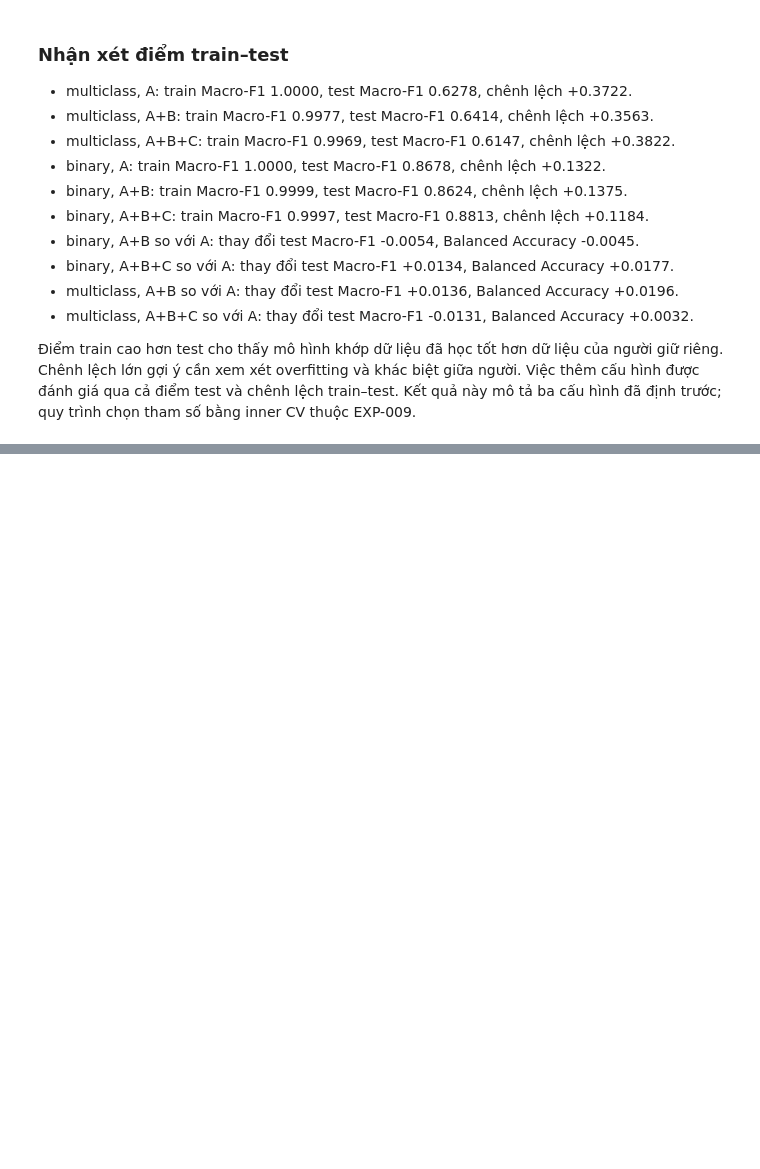
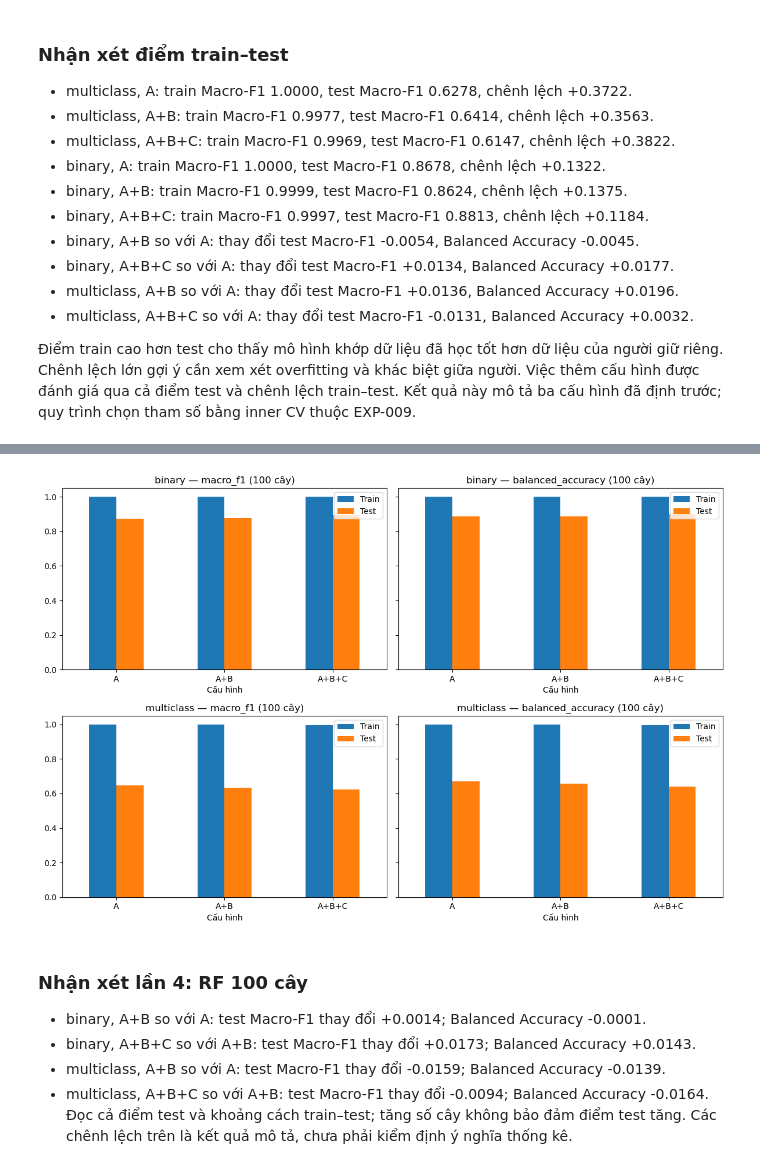
Before and after one commit to thaitran14072006/SGU26_Group09_Machine_Learning, a Jupyter notebook: wesad-stress-detection/experiments/01_baselines/EXP-005_RF/experiment.ipynb, the cells around one changed output, grey strips where cells are left out. Cells and saved outputs as stored; diff of their text form; code cells hidden in the pictures; blank space fills up the shorter version.

Commit message:
chạy 100 cây exp005 RF

```diff
--- a/wesad-stress-detection/experiments/01_baselines/EXP-005_RF/experiment.ipynb
+++ b/wesad-stress-detection/experiments/01_baselines/EXP-005_RF/experiment.ipynb
@@ -422,0 +468,51 @@ else:
+# %%
+
+verification100_path = output100 / 'verification.json'
+if not verification100_path.exists():
+    print('Chưa có kết quả lần 4. Chạy ô huấn luyện với RUN_100_TREES = True trước.')
+else:
+    from IPython.display import Markdown, display
+    import matplotlib.pyplot as plt
+    check100 = json.loads(verification100_path.read_text(encoding='utf-8'))
+    assert check100['status'] == 'passed' and check100['scope'] == 'main'
+    assert check100['n_folds'] == 90 and check100['n_test_subjects'] == 15
+    scores100 = pd.read_csv(output100 / 'metrics.csv')
+    order100 = ['A', 'A+B', 'A+B+C']
+    assert len(scores100) == 90
+    assert not scores100.duplicated(['task', 'subject_id', 'stage']).any()
+    assert set(scores100.stage) == set(order100)
+    assert set(scores100.task) == {'binary', 'multiclass'}
+    assert all(set(rows.subject_id) == set(settings100['expected_subjects'])
+               for _, rows in scores100.groupby(['task', 'stage']))
+    metrics100 = ['macro_f1', 'balanced_accuracy']
+    for metric in metrics100:
+        scores100[f'gap_{metric}'] = scores100[f'train_{metric}'] - scores100[f'test_{metric}']
+    columns100 = [f'{split}_{metric}' for metric in metrics100 for split in ['train', 'test', 'gap']]
+    assert scores100[columns100].notna().all().all()
+    display(scores100.groupby(['task', 'stage'])[columns100].agg(['mean', 'std']).round(4))
+    scores100.to_csv(experiment100 / 'results_train_test_100.csv', index=False)
+
+    fig100, axes100 = plt.subplots(2, 2, figsize=(12, 8), sharey=True)
+    comments100 = ['### Nhận xét lần 4: RF 100 cây']
+    for row, task in enumerate(['binary', 'multiclass']):
+        means100 = scores100.loc[scores100.task.eq(task)].groupby('stage')[columns100].mean().loc[order100]
+        for col, metric in enumerate(metrics100):
+            means100[[f'train_{metric}', f'test_{metric}']].rename(
+                columns={f'train_{metric}': 'Train', f'test_{metric}': 'Test'}
+            ).plot.bar(ax=axes100[row, col], rot=0, title=f'{task} — {metric} (100 cây)')
+            axes100[row, col].set_ylim(0, 1.05)
+            axes100[row, col].set_xlabel('Cấu hình')
+        for previous, current in zip(order100, order100[1:]):
+            delta100 = means100.loc[current] - means100.loc[previous]
+            comments100.append(
+                f'- {task}, {current} so với {previous}: test Macro-F1 thay đổi '
+                f'{delta100.test_macro_f1:+.4f}; Balanced Accuracy '
+                f'{delta100.test_balanced_accuracy:+.4f}.'
+            )
+    fig100.tight_layout()
+    (experiment100 / 'figures').mkdir(exist_ok=True)
+    fig100.savefig(experiment100 / 'figures/rf_cumulative_train_test_100.png', dpi=150)
+    plt.show()
+    comments100.append('Đọc cả điểm test và khoảng cách train–test; tăng số cây không bảo đảm điểm test tăng. Các chênh lệch trên là kết quả mô tả, chưa phải kiểm định ý nghĩa thống kê.')
+    display(Markdown('\n'.join(comments100)))
+# %% [output]
@@ -422,0 +528,7 @@ else:
+[figure, added]
+### Nhận xét lần 4: RF 100 cây
+- binary, A+B so với A: test Macro-F1 thay đổi +0.0014; Balanced Accuracy -0.0001.
+- binary, A+B+C so với A+B: test Macro-F1 thay đổi +0.0173; Balanced Accuracy +0.0143.
+- multiclass, A+B so với A: test Macro-F1 thay đổi -0.0159; Balanced Accuracy -0.0139.
+- multiclass, A+B+C so với A+B: test Macro-F1 thay đổi -0.0094; Balanced Accuracy -0.0164.
+Đọc cả điểm test và khoảng cách train–test; tăng số cây không bảo đảm điểm test tăng. Các chênh lệch trên là kết quả mô tả, chưa phải kiểm định ý nghĩa thống kê.
```
Also changed, not shown: parts of 8 cells of this notebook, 5 other files.
